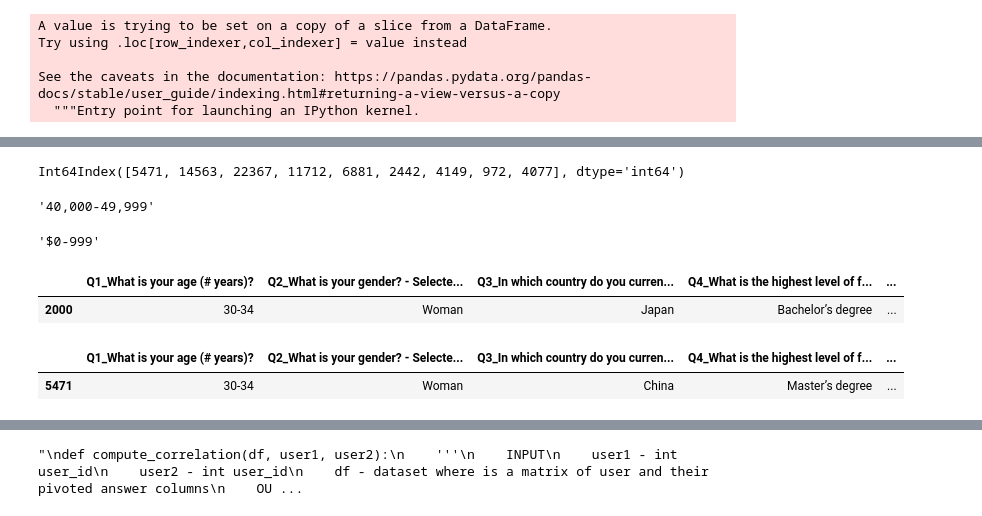
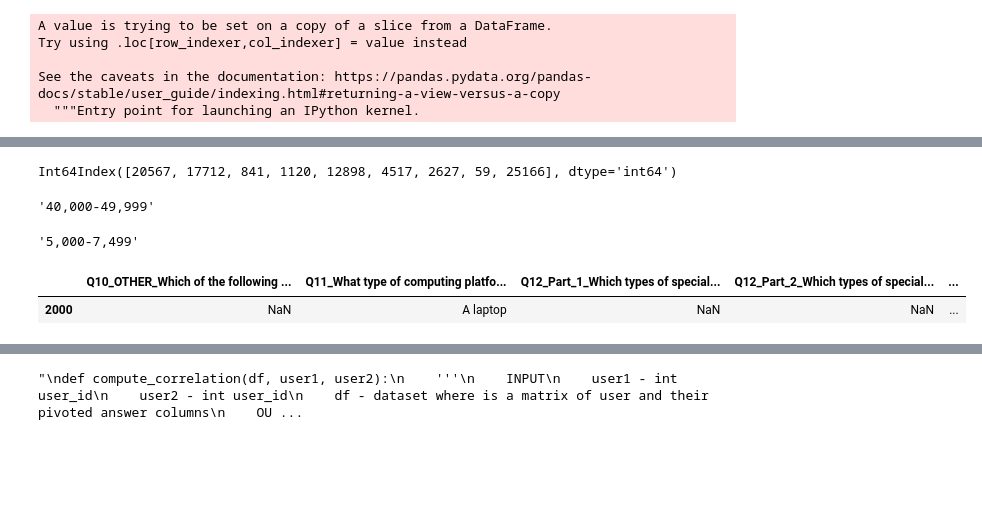
Before and after one commit to thecrossed/kaggle_survey_2021, a Jupyter notebook: what-do-data-scientists-usually-do.ipynb, the cells around one changed output, grey strips where cells are left out. Drawn from its saved outputs; the diff is of its cells as text; code cells hidden in the pictures; blank space fills up the shorter version.

```diff
--- a/what-do-data-scientists-usually-do.ipynb
+++ b/what-do-data-scientists-usually-do.ipynb
@@ -196,9 +211,9 @@ def closest_participant(participant_id, participant_matrix):
 
     return participant_list.index[1:10]
 # %%
-closest_participant(2000,participant_matrix)
+closest_participant(2000,data_matrix)
 # %% [output]
-Int64Index([5471, 14563, 22367, 11712, 6881, 2442, 4149, 972, 4077], dtype='int64')
+Int64Index([20567, 17712, 841, 1120, 12898, 4517, 2627, 59, 25166], dtype='int64')
 # %%
 def compensation(df , participant):
     """
@@ -218,16 +233,11 @@ compensation(renamed_data,2000)
 # %% [output]
 '40,000-49,999'
 # %%
-compensation(renamed_data,5471)
+compensation(renamed_data,20567)
 # %% [output]
-'$0-999'
+'5,000-7,499'
 # %%
-demographic_data.loc[demographic_data.index == 2000]
+renamed_data.loc[renamed_data.index == 2000].iloc[:,50:60]
 # %% [output]
-|  | Q1_What is your age (# years)? | Q2_What is your gender? - Selecte... | Q3_In which country do you curren... | Q4_What is the highest level of f... | ... |
-| 2000 | 30-34 | Woman | Japan | Bachelor’s degree | ... |
+|  | Q10_OTHER_Which of the following ... | Q11_What type of computing platfo... | Q12_Part_1_Which types of special... | Q12_Part_2_Which types of special... | ... |
+| 2000 | NaN | A laptop | NaN | NaN | ... |
-# %%
-demographic_data.loc[demographic_data.index == 5471]
-# %% [output]
-|  | Q1_What is your age (# years)? | Q2_What is your gender? - Selecte... | Q3_In which country do you curren... | Q4_What is the highest level of f... | ... |
-| 5471 | 30-34 | Woman | China | Master’s degree | ... |
```
Also changed, not shown: parts of 14 cells of this notebook.
